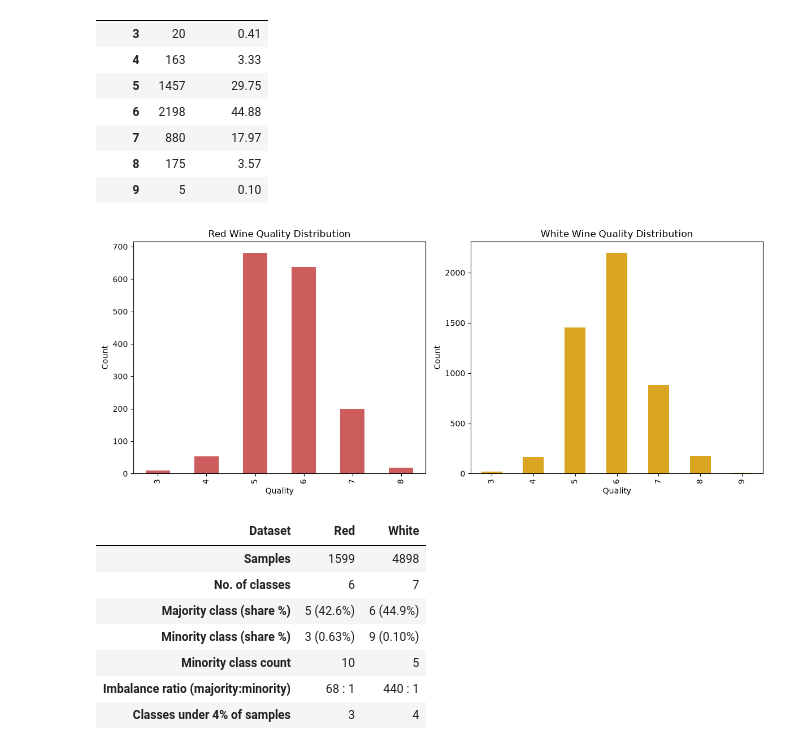
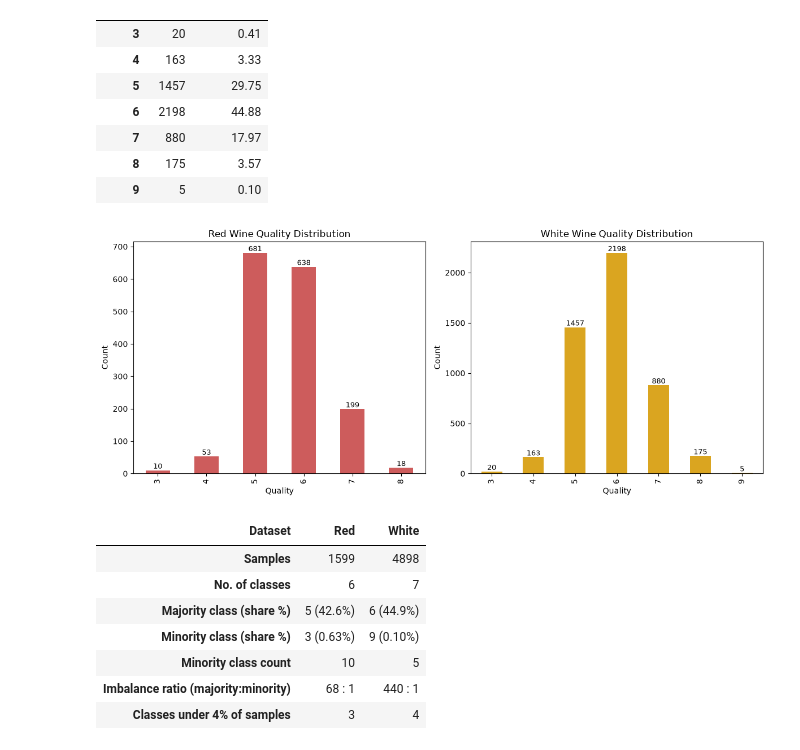
Before and after one commit to manidixit16/aimlassignment, a Jupyter notebook: Wine_Quality_Comparative_Study_Mani_PGDSAI3.ipynb, the cells around one changed output. Cells and saved outputs as stored; diff of their text form; code cells hidden in the pictures.

```diff
--- a/Wine_Quality_Comparative_Study_Mani_PGDSAI3.ipynb
+++ b/Wine_Quality_Comparative_Study_Mani_PGDSAI3.ipynb
@@ -172,19 +178,22 @@ White wine — quality class distribution:
 # %%
 fig, axes = plt.subplots(1, 2, figsize=(12, 5))
 red['quality'].value_counts().sort_index().plot(kind='bar', ax=axes[0], color='indianred')
 axes[0].set_title('Red Wine Quality Distribution')
 axes[0].set_xlabel('Quality')
 axes[0].set_ylabel('Count')
 
 white['quality'].value_counts().sort_index().plot(kind='bar', ax=axes[1], color='goldenrod')
 axes[1].set_title('White Wine Quality Distribution')
 axes[1].set_xlabel('Quality')
 axes[1].set_ylabel('Count')
 
+for ax in axes:
+    ax.bar_label(ax.containers[0], fontsize=9)
+
 plt.tight_layout()
 plt.show()
 # %% [output]
-[figure, old version]
+[figure, new version]
 # %%
 # Quantify the imbalance so the comparison is evidence-based, not visual
 def imbalance_summary(df, name):
```
Also changed, not shown: parts of 16 cells of this notebook, 2 other files.
